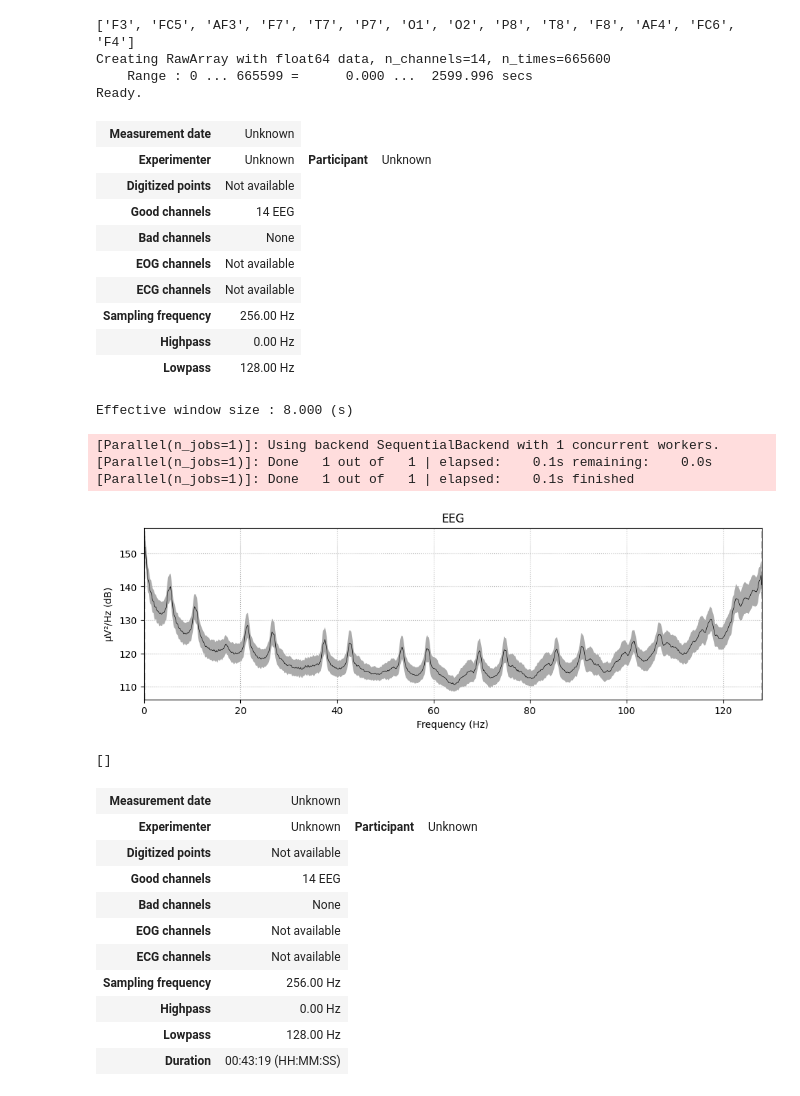
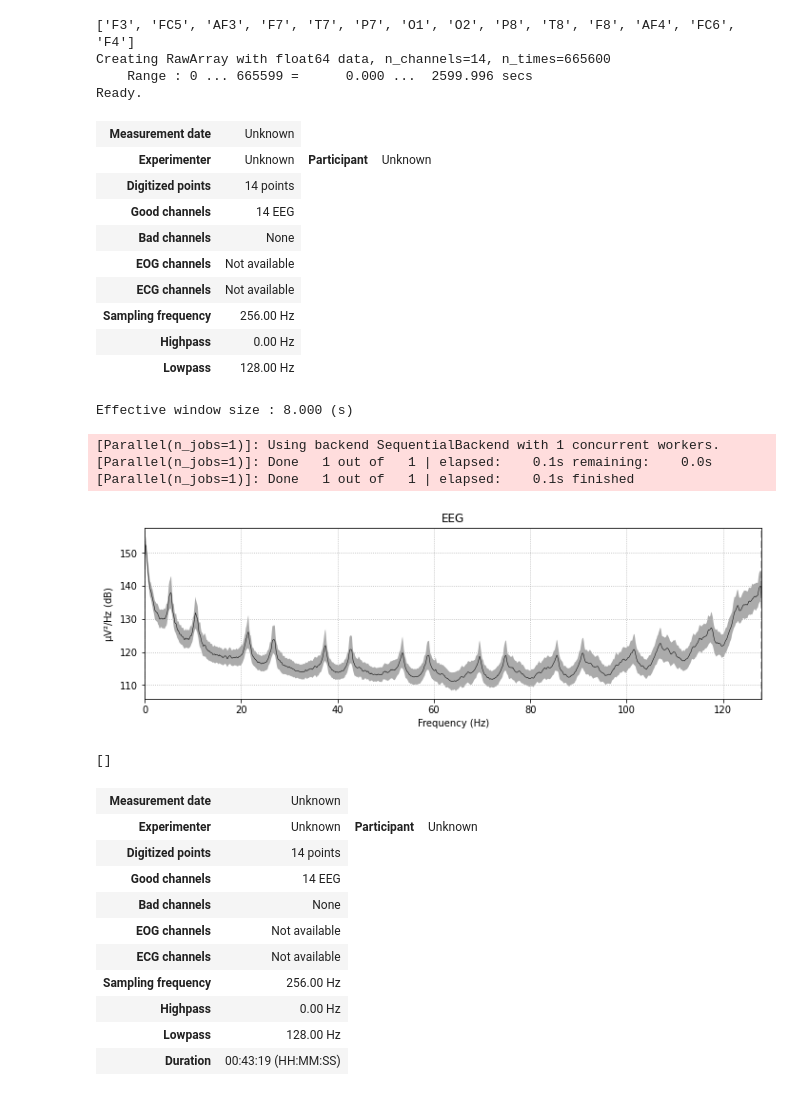
Before and after one commit to Mithrandir98/BCI_paradigm, a Jupyter notebook: main.ipynb, the cells around one changed output. Drawn from its saved outputs; the diff is of its cells as text; code cells hidden in the pictures.

```diff
--- a/main.ipynb
+++ b/main.ipynb
@@ -7,7 +8,5 @@ import glob
 # %%
-# df = pd.read_csv(r'E:\Diss\Paradigm\Participants\Tiffany\Labelled\speaking1_labelled.csv')
-# print(df)
-path = 'E:\Diss\Paradigm\Participants\Tiffany\Labelled'
+path = 'E:\Diss\Paradigm\Participants\Warren\Labelled'
 csv_files = glob.glob(path + "\speaking*.csv")
 
 # Read each CSV file into DataFrame
@@ -34,3 +33,12 @@ speaking
 665600 rows × 21 columns
 # %%
 speaking_mne = speaking.drop(columns = ['Time:256Hz', 'Epoch', 'Stage', 'Channel 15', 'Channel 16', 'Mode of Stimulus', 'Label', 'Stage'])
+# %%
+df = pd.read_csv('E:/Diss/Paradigm/14channelsDIG.txt')
+ch_names = df.name.to_list()
+
+pos = df[['x','y','z']].values/11 # Scale down to size
+dig_ch_pos = dict(zip(ch_names,pos))
+print(dig_ch_pos)
+montage = mne.channels.make_dig_montage(ch_pos=dig_ch_pos)
+montage.plot()
@@ -37,20 +49,19 @@ speaking_mne = speaking.drop(columns = ['Time:256Hz', 'Epoch', 'Stage', 'Channel
 # %%
 sfreq = 256
 ch_names = list(speaking_mne.columns)
 print(ch_names)
 info = mne.create_info(ch_names = ch_names, sfreq = sfreq, ch_types = 'eeg')
-# montage = mne.channels.DigMontage(ch_names=ch_names)
-raw_speaking = mne.io.RawArray(speaking[ch_names].transpose(), info)
-# raw_speaking.set_montage(montage)
+raw_speaking = mne.io.RawArray(speaking_mne[ch_names].transpose(), info)
+raw_speaking.set_montage(montage)
 raw_speaking.info
 # %% [output]
 ['F3', 'FC5', 'AF3', 'F7', 'T7', 'P7', 'O1', 'O2', 'P8', 'T8', 'F8', 'AF4', 'FC6', 'F4']
 Creating RawArray with float64 data, n_channels=14, n_times=665600
     Range : 0 ... 665599 =      0.000 ...  2599.996 secs
 Ready.
 | Measurement date | Unknown |
 | Experimenter | Unknown | Participant | Unknown |
-| Digitized points | Not available |
+| Digitized points | 14 points |
 | Good channels | 14 EEG |
 | Bad channels | None |
 | EOG channels | Not available |
@@ -73,7 +84,7 @@ Effective window size : 8.000 (s)
 [Parallel(n_jobs=1)]: Using backend SequentialBackend with 1 concurrent workers.
 [Parallel(n_jobs=1)]: Done   1 out of   1 | elapsed:    0.1s remaining:    0.0s
 [Parallel(n_jobs=1)]: Done   1 out of   1 | elapsed:    0.1s finished
-[figure, old version]
+[figure, new version]
 # %%
 ssp_projectors = raw_speaking.info['projs']
 print(ssp_projectors)
@@ -82,7 +93,7 @@ raw_speaking.del_proj()
 []
 | Measurement date | Unknown |
 | Experimenter | Unknown | Participant | Unknown |
-| Digitized points | Not available |
+| Digitized points | 14 points |
 | Good channels | 14 EEG |
 | Bad channels | None |
 | EOG channels | Not available |
```
Also changed, not shown: parts of 6 cells of this notebook.
